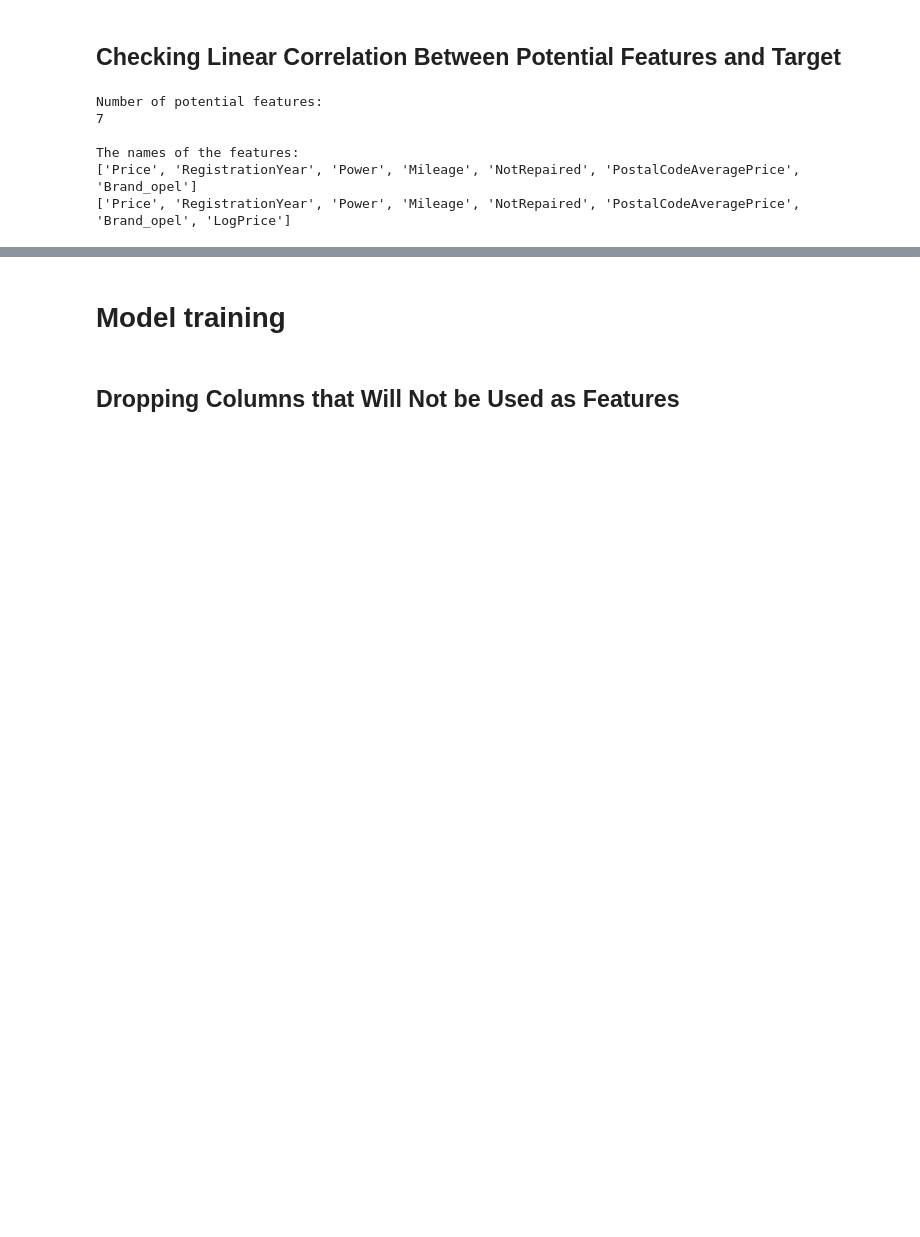
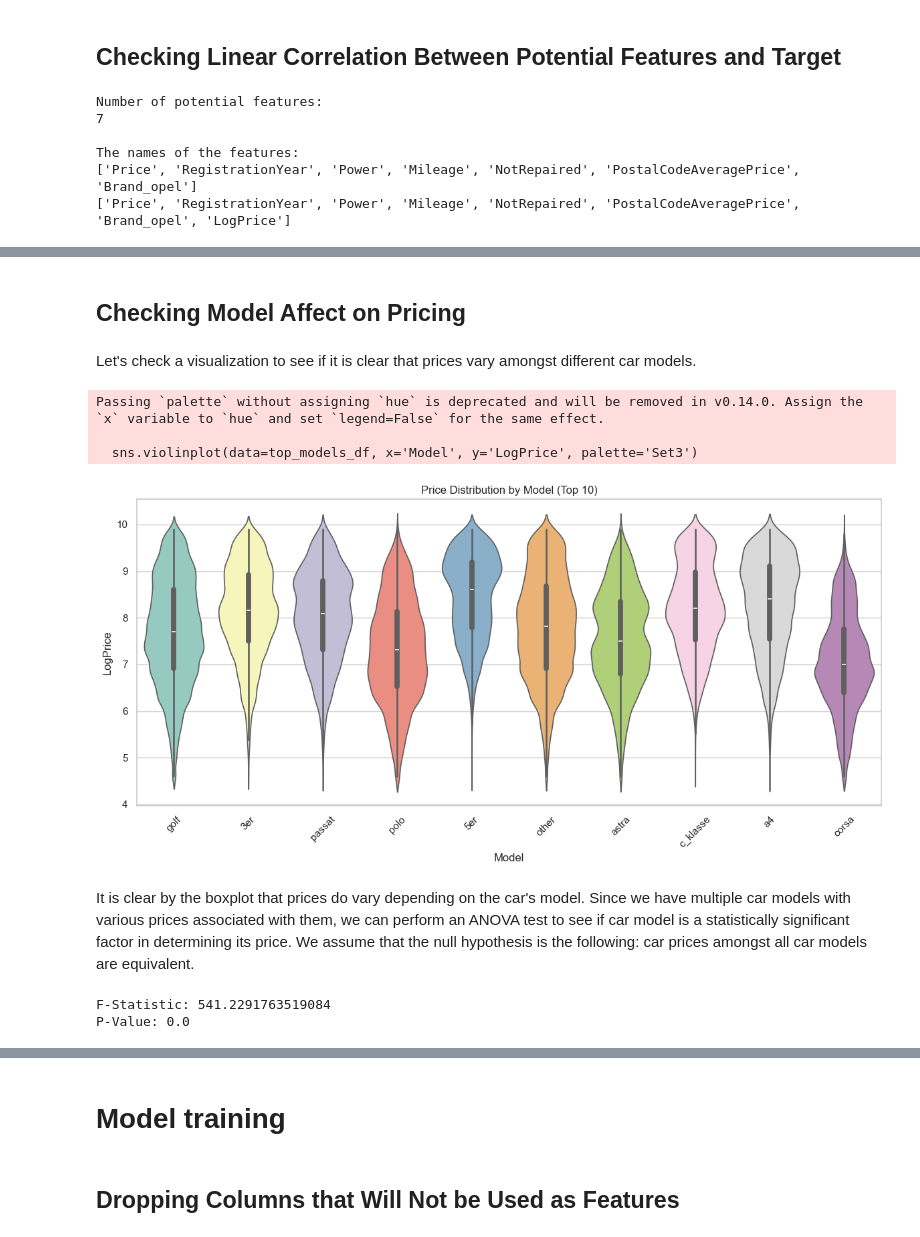
Before and after one commit to T4nT4n/sprint12, a Jupyter notebook: sprint_12_project.ipynb, the cells around one changed output, grey strips where cells are left out. Drawn from its saved outputs; the diff is of its cells as text; code cells hidden in the pictures; blank space fills up the shorter version.

Commit message:
I need to finish the EDA of model

```diff
--- a/sprint_12_project.ipynb
+++ b/sprint_12_project.ipynb
@@ -1187,0 +1082,42 @@ None
+# %% [markdown]
+## Checking Model Affect on Pricing
+# %% [markdown]
+Let's check a visualization to see if it is clear that prices vary amongst different car models.
+# %%
+#Here we plot the top 10 most common brands
+top_brands = linear_df['Model'].value_counts().nlargest(10).index
+
+#Now we are going to filter a dataframe with only these most common brands --> will help with more compact boxplot
+top_models_df = linear_df[linear_df['Model'].isin(top_brands)]
+
+#Creating the figure
+plt.figure(figsize=(12,6))
+
+#Creating boxplot
+sns.violinplot(data=top_models_df, x='Model', y='LogPrice', palette='Set3')
+
+#Boxplot Specs
+plt.xticks(rotation=45)
+plt.title('Price Distribution by Model (Top 10)')
+plt.tight_layout()
+plt.show()
+# %% [output]
+Passing `palette` without assigning `hue` is deprecated and will be removed in v0.14.0. Assign the `x` variable to `hue` and set `legend=False` for the same effect.
+
+  sns.violinplot(data=top_models_df, x='Model', y='LogPrice', palette='Set3')
+[figure, added]
+# %% [markdown]
+It is clear by the boxplot that prices do vary depending on the car's model. Since we have multiple car models with various prices associated with them, we can perform an ANOVA test to see if car model is a statistically significant factor in determining its price. We assume that the null hypothesis is the following: car prices amongst all car models are equivalent.
+# %%
+#Here we construct a list of arrays, where each array (a car model) contains all the prices associated with the model. This is needed for the f_oneway function.
+model_prices_list = [dataframe['LogPrice'] for model, dataframe in linear_df.groupby('Model')]
+
+#Here is the f-statistic and the p-value for the ANOVA test
+f_stat, p_value = f_oneway(*model_prices_list)
+
+#Results
+print(f'F-Statistic: {f_stat}')
+print(f'P-Value: {p_value}')
+# %% [output]
+F-Statistic: 541.2291763519084
+P-Value: 0.0
```
Also changed, not shown: parts of 31 cells of this notebook.
